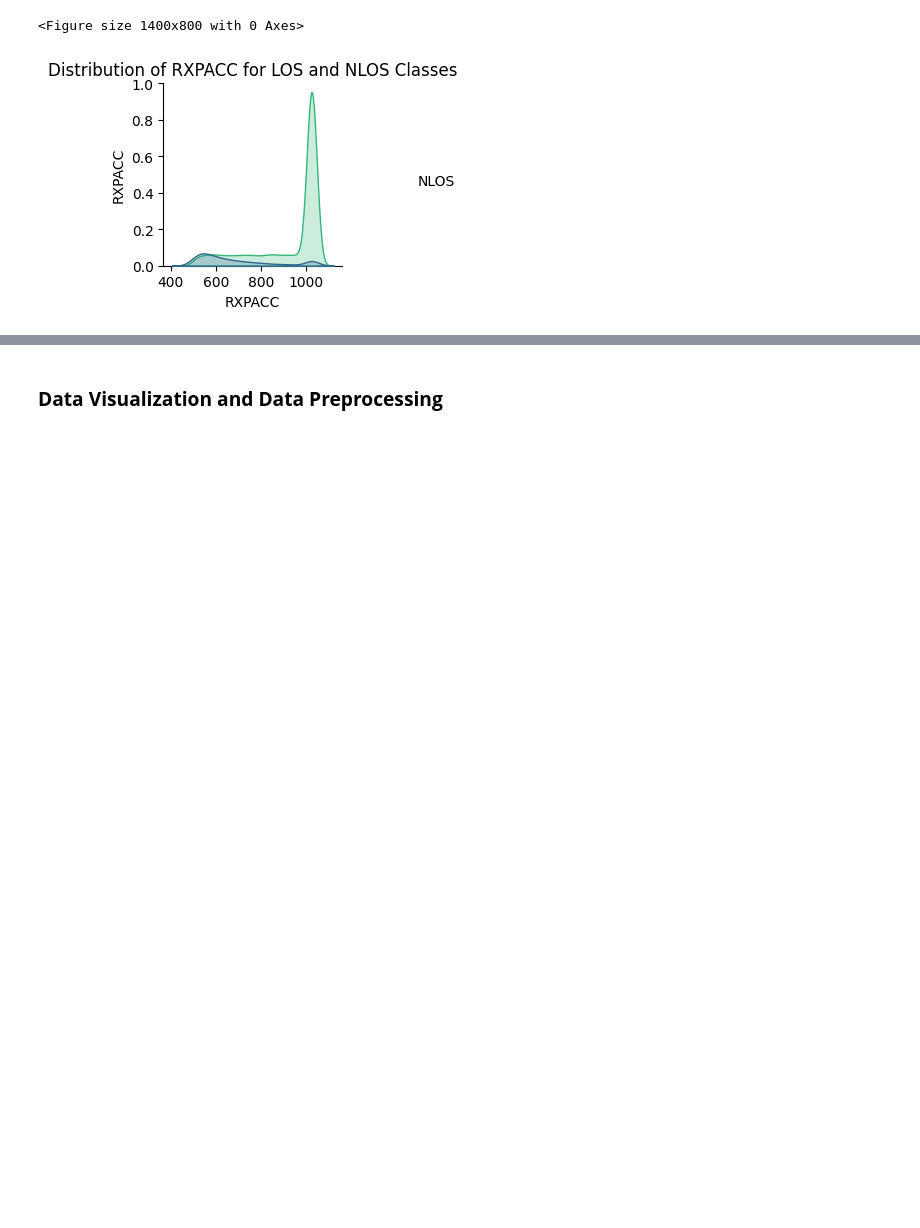
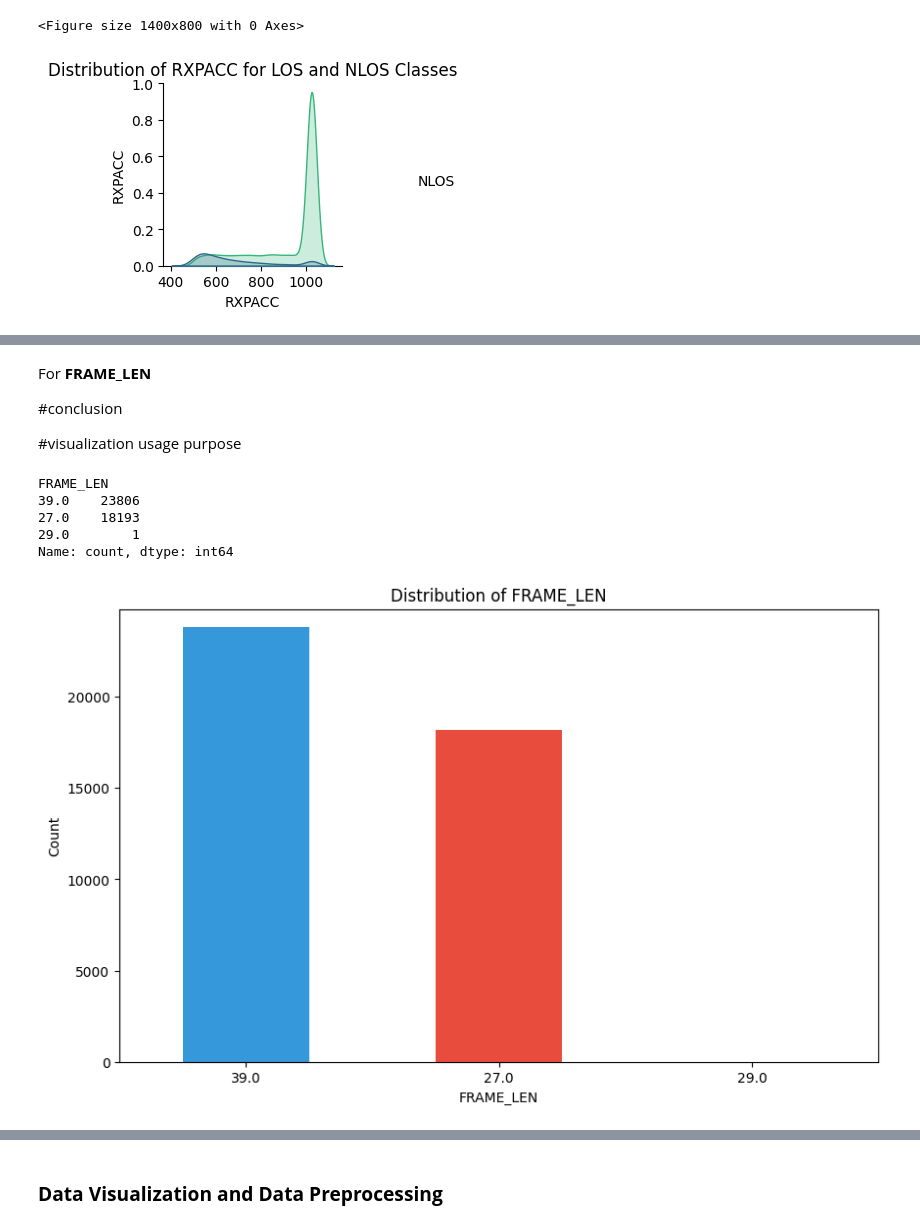
Before and after one commit to janaveniice/UoG-DA_Group17, a Jupyter notebook: los-nlos-model/model.ipynb, the cells around one changed output, grey strips where cells are left out. Saved outputs shown, nothing was run; the diff lists cells and outputs as text; code cells hidden in the pictures; blank space fills up the shorter version.

Commit message:
graph for other attributes/columns

```diff
--- a/los-nlos-model/model.ipynb
+++ b/los-nlos-model/model.ipynb
@@ -518,0 +517,18 @@ plt.show()
+# %%
+# List of specific columns to exclude
+columns_to_exclude = ['NLOS', 'FP_IDX', 'FP_AMP1', 'FP_AMP2', 'FP_AMP3', 'CIR_PWR', 'MAX_NOISE', 'RXPACC']
+
+# Drop columns that start with "CIR" using .filter() and a regex pattern
+columns_to_exclude += [col for col in df_clean.columns if col.startswith('CIR')]
+
+# Drop the columns
+df_clean = df_clean.drop(columns=columns_to_exclude)
+
+print(df_clean)  # Print the updated dataframe
+
+# # Set figure size
+# df_plot.plot(kind='bar', subplots=True, figsize=(15, 10), layout=(-1, 3), legend=False)
+
+# # Adjust layout and show plot
+# plt.tight_layout()
+# plt.show()
@@ -518,0 +550,35 @@ plt.show()
+# %% [markdown]
+For **FRAME_LEN**
+
+#conclusion
+
+#visualization usage purpose
+# %%
+# Count occurrences of 'FRAME_LEN' values
+count_framelen = df_clean["FRAME_LEN"].value_counts()
+print(count_framelen)
+
+# Plot the distribution
+plt.figure(figsize=(10, 6))
+count_framelen.plot.bar(
+    color=["#3498db", "#e74c3c", "#f39c12"]
+)  # Optional color customization
+plt.title("Distribution of FRAME_LEN")
+plt.ylabel("Count")
+plt.xlabel("FRAME_LEN")
+plt.xticks(rotation=0)
+
+# Adjust y-axis to ensure all values are visible
+plt.yscale(
+    "linear"
+)  # Ensures that the scale is linear and smaller values show up properly
+plt.ylim(0, count_framelen.max() + 1000)  # Extend the y-axis a bit to give space
+
+plt.show()
+# %% [output]
+FRAME_LEN
+39.0    23806
+27.0    18193
+29.0        1
+Name: count, dtype: int64
+[figure, added]
```
Also changed, not shown: parts of 10 cells of this notebook.
